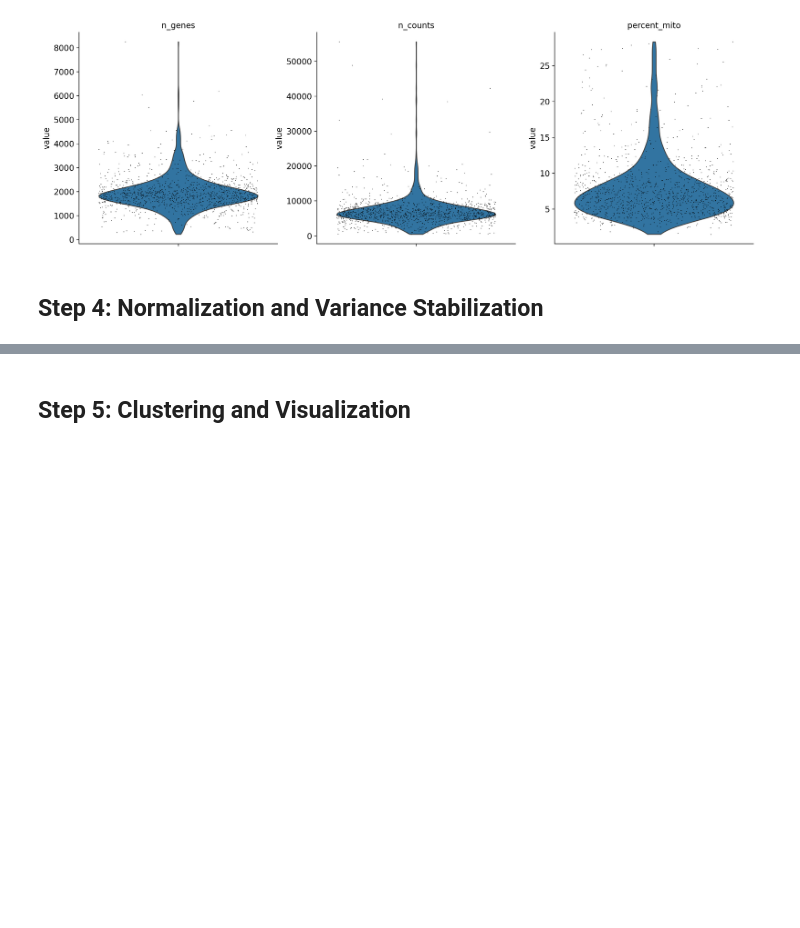
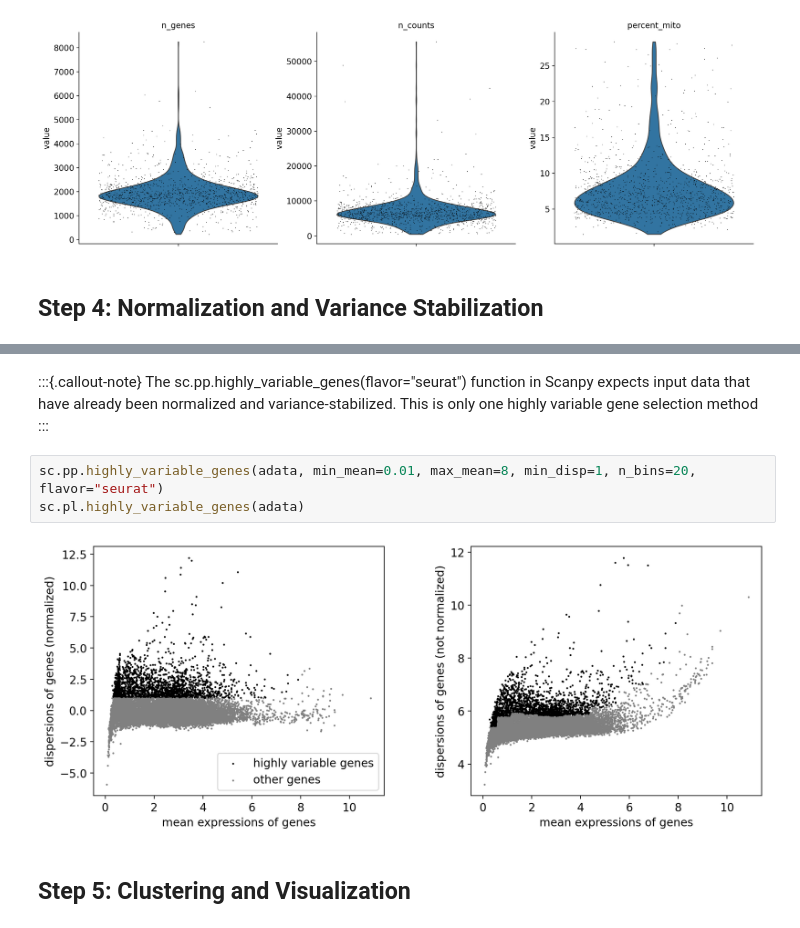
Before and after one commit to caltech-bioinformatics-resource-center/Tutorials, a Jupyter notebook: src/notebooks/sc_workflow.ipynb, the cells around one changed output, grey strips where cells are left out. Cells and saved outputs as stored; diff of their text form; blank space fills up the shorter version.

```diff
--- a/src/notebooks/sc_workflow.ipynb
+++ b/src/notebooks/sc_workflow.ipynb
@@ -315,3 +316,12 @@ sc.pp.scale(adata, max_value=10)
+# %% [markdown]
+:::{.callout-note}
+The sc.pp.highly_variable_genes(flavor="seurat") function in Scanpy expects input data that have already been normalized and variance-stabilized. This is only one highly variable gene selection method
+:::
+# %%
+sc.pp.highly_variable_genes(adata, min_mean=0.01, max_mean=8, min_disp=1, n_bins=20, flavor="seurat")
+sc.pl.highly_variable_genes(adata)
+# %% [output]
+[figure, added]
 # %% [markdown]
 ## Step 5: Clustering and Visualization
 # %% [markdown]
```
Also changed, not shown: parts of 20 cells of this notebook, 17 other files.
